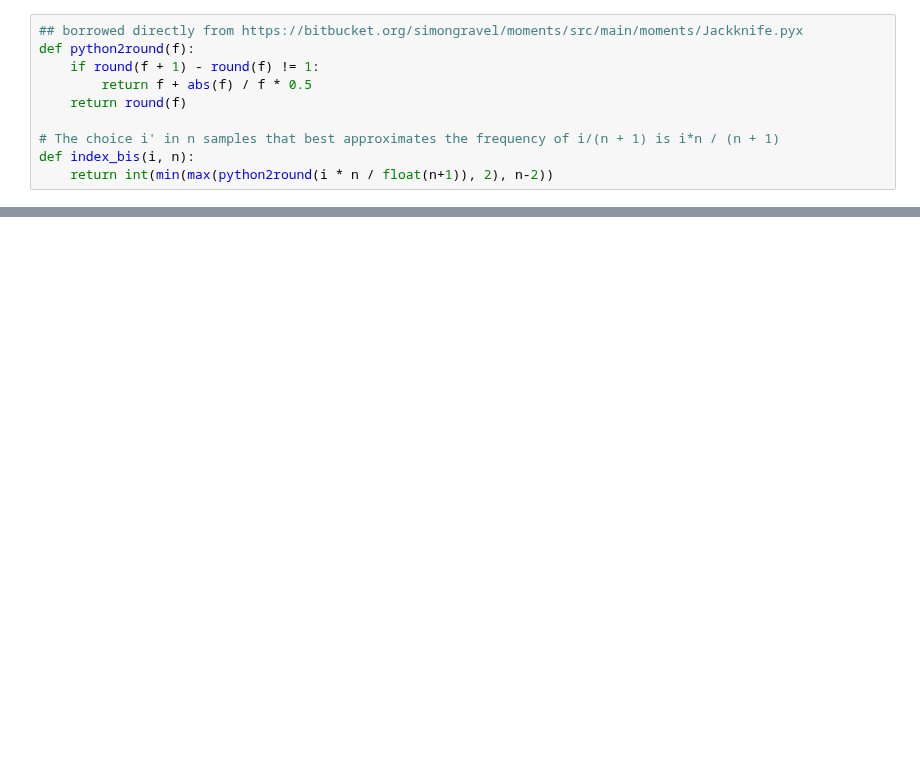
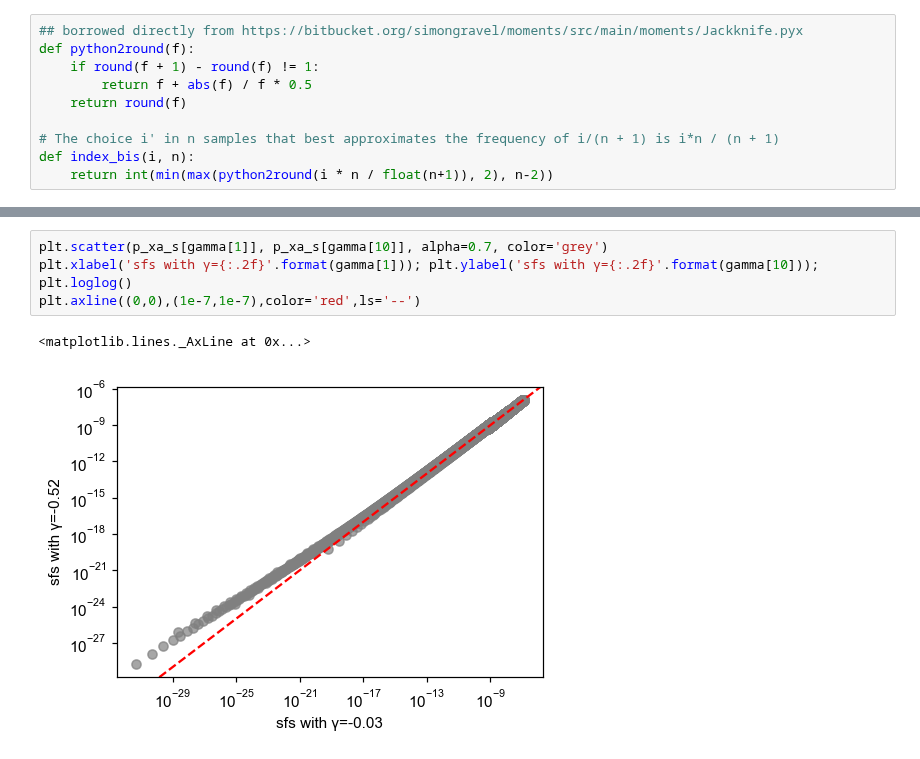
Before and after one commit to VivaswatS/selCoefEst, a Jupyter notebook: mom-framework.ipynb, the cells around one changed output, grey strips where cells are left out. Drawn from its saved outputs; the diff is of its cells as text; blank space fills up the shorter version.

```diff
--- a/mom-framework.ipynb
+++ b/mom-framework.ipynb
@@ -268,0 +382,7 @@ array([[ 1.0479249 , -0.10375494,  0.01037549],
+# %%
+plt.scatter(p_xa_s[gamma[1]], p_xa_s[gamma[10]], alpha=0.7, color='grey')
+plt.xlabel('sfs with γ={:.2f}'.format(gamma[1])); plt.ylabel('sfs with γ={:.2f}'.format(gamma[10])); plt.loglog()
+plt.axline((0,0),(1e-7,1e-7),color='red',ls='--')
+# %% [output]
+<matplotlib.lines._AxLine at 0x...>
+[figure, added]
```
Also changed, not shown: parts of 42 cells of this notebook, 1 other file.
